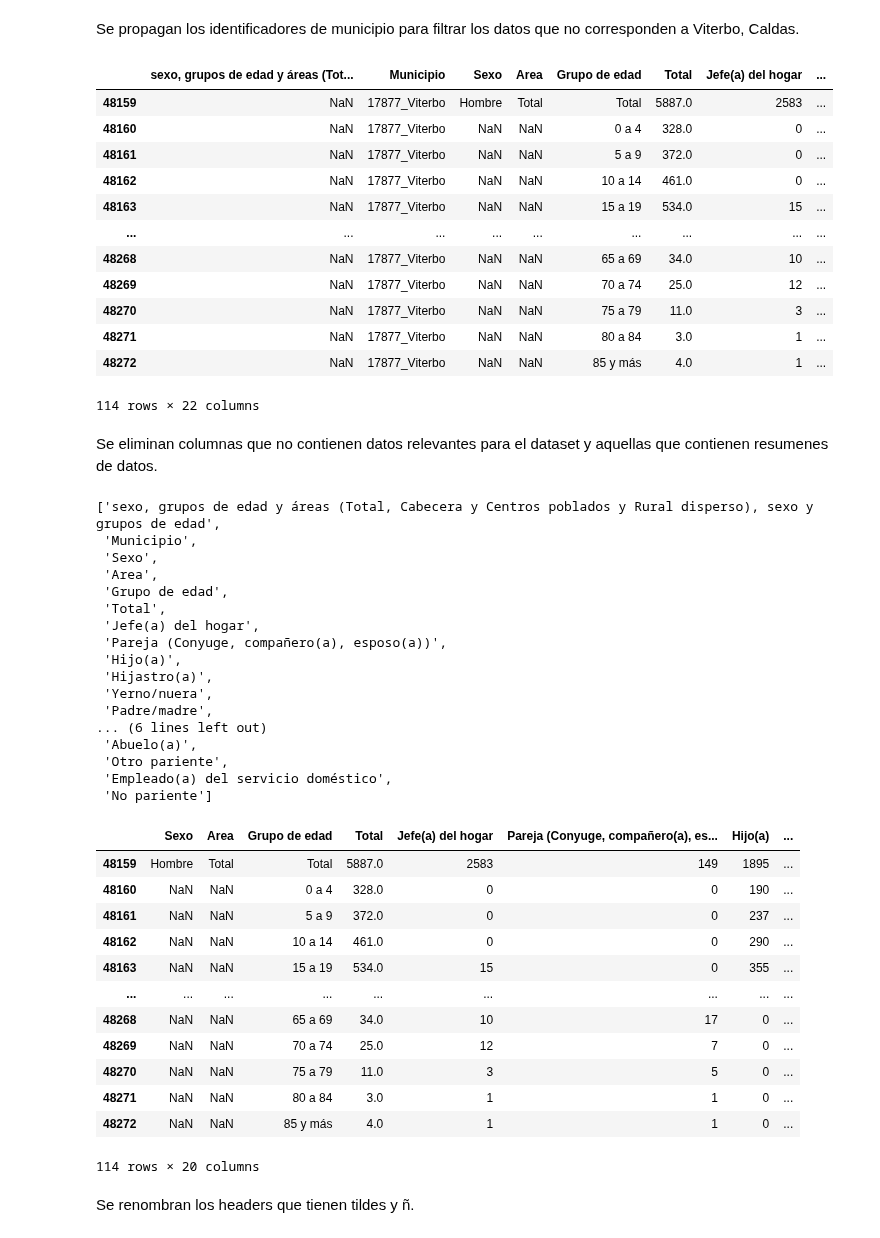
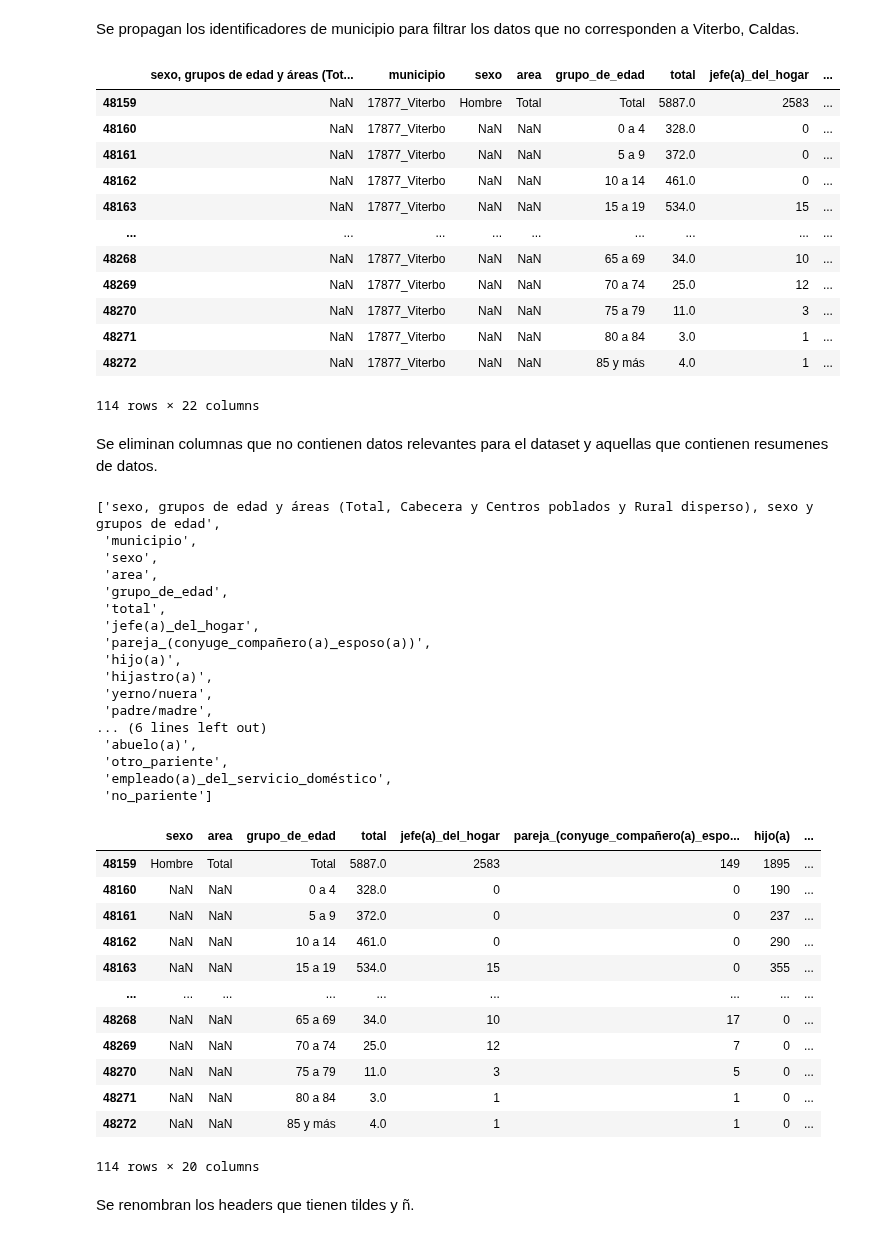
Before and after one commit to Schiavi13/Censo-Viterbo-Caldas-2018, a Jupyter notebook: source_to_csv_5_2pm.ipynb, the cells around one changed output. Drawn from its saved outputs; the diff is of its cells as text; code cells hidden in the pictures.

Commit message:
Actualiza headers a minuscula y Snake Case de hoja 5.2PM

```diff
--- a/source_to_csv_5_2pm.ipynb
+++ b/source_to_csv_5_2pm.ipynb
@@ -30,6 +30,7 @@ Se observa que los headers se encuentran en la primera fila, para ellos se crear
 df_new_headers = {}
 current_headers = list(df_5_2pm.columns.values)[6:]
 actual_headers = list(df_5_2pm.iloc[0])[6:]
+actual_headers = ["_".join(header.replace(',', ' ').split()).lower() for header in actual_headers]
 
 for key, value in zip(current_headers, actual_headers):
     df_new_headers[key] = value
@@ -53,6 +54,6 @@ df_5_2pm
 # %% [markdown]
 Se cambian los nombres de las columnas restantes por nombres más descriptivos.
 # %%
-df_5_2pm = df_5_2pm.rename(columns={'Unnamed: 1':'Municipio', 'Unnamed: 2':'Sexo', 'Unnamed: 3':'Area', 'Unnamed: 4':'Grupo de edad'})
+df_5_2pm = df_5_2pm.rename(columns={'Unnamed: 1':'municipio', 'Unnamed: 2':'sexo', 'Unnamed: 3':'area', 'Unnamed: 4':'grupo_de_edad', 'Total': 'total'})
 df_5_2pm
 # %% [output]
@@ -72,11 +73,11 @@ df_5_2pm
 # %% [markdown]
 Se propagan los identificadores de municipio para filtrar los datos que no corresponden a Viterbo, Caldas.
 # %%
-df_5_2pm['Municipio'] = df_5_2pm['Municipio'].ffill()
-df_5_2pm = df_5_2pm.loc[df_5_2pm['Municipio'] == '17877_Viterbo']
+df_5_2pm['municipio'] = df_5_2pm['municipio'].ffill()
+df_5_2pm = df_5_2pm.loc[df_5_2pm['municipio'] == '17877_Viterbo']
 df_5_2pm
 # %% [output]
-|  | sexo, grupos de edad y áreas (Tot... | Municipio | Sexo | Area | Grupo de edad | Total | Jefe(a) del hogar | ... |
+|  | sexo, grupos de edad y áreas (Tot... | municipio | sexo | area | grupo_de_edad | total | jefe(a)_del_hogar | ... |
 | 48159 | NaN | 17877_Viterbo | Hombre | Total | Total | 5887.0 | 2583 | ... |
 | 48160 | NaN | 17877_Viterbo | NaN | NaN | 0 a 4 | 328.0 | 0 | ... |
 | 48161 | NaN | 17877_Viterbo | NaN | NaN | 5 a 9 | 372.0 | 0 | ... |
@@ -95,28 +96,28 @@ Se eliminan columnas que no contienen datos relevantes para el dataset y aquella
 list(df_5_2pm.columns.values)
 # %% [output]
 ['sexo, grupos de edad y áreas (Total, Cabecera y Centros poblados y Rural disperso), sexo y grupos de edad',
- 'Municipio',
- 'Sexo',
- 'Area',
- 'Grupo de edad',
- 'Total',
- 'Jefe(a) del hogar',
- 'Pareja (Conyuge, compañero(a), esposo(a))',
- 'Hijo(a)',
- 'Hijastro(a)',
- 'Yerno/nuera',
- 'Padre/madre',
+ 'municipio',
+ 'sexo',
+ 'area',
+ 'grupo_de_edad',
+ 'total',
+ 'jefe(a)_del_hogar',
+ 'pareja_(conyuge_compañero(a)_esposo(a))',
+ 'hijo(a)',
+ 'hijastro(a)',
+ 'yerno/nuera',
+ 'padre/madre',
 ... (6 lines left out)
- 'Abuelo(a)',
- 'Otro pariente',
- 'Empleado(a) del servicio doméstico',
- 'No pariente']
+ 'abuelo(a)',
+ 'otro_pariente',
+ 'empleado(a)_del_servicio_doméstico',
+ 'no_pariente']
 # %%
 df_5_2pm = df_5_2pm.drop(['sexo, grupos de edad y áreas (Total, Cabecera y Centros poblados y Rural disperso), sexo y grupos de edad',
-               'Municipio'], axis=1)
+               'municipio'], axis=1)
 df_5_2pm
 # %% [output]
-|  | Sexo | Area | Grupo de edad | Total | Jefe(a) del hogar | Pareja (Conyuge, compañero(a), es... | Hijo(a) | ... |
+|  | sexo | area | grupo_de_edad | total | jefe(a)_del_hogar | pareja_(conyuge_compañero(a)_espo... | hijo(a) | ... |
 | 48159 | Hombre | Total | Total | 5887.0 | 2583 | 149 | 1895 | ... |
 | 48160 | NaN | NaN | 0 a 4 | 328.0 | 0 | 0 | 190 | ... |
 | 48161 | NaN | NaN | 5 a 9 | 372.0 | 0 | 0 | 237 | ... |
```
Also changed, not shown: parts of 7 cells of this notebook, 2 other files.
